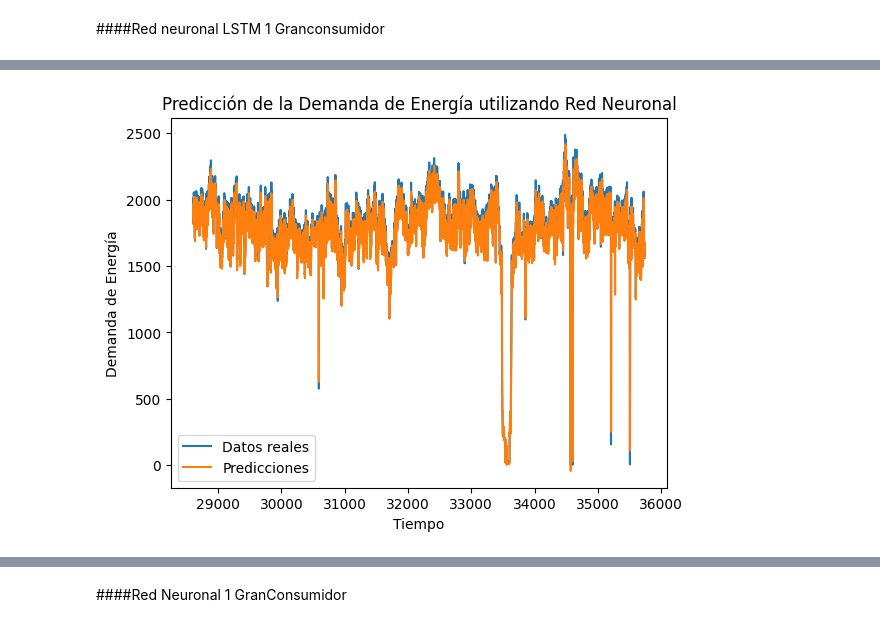
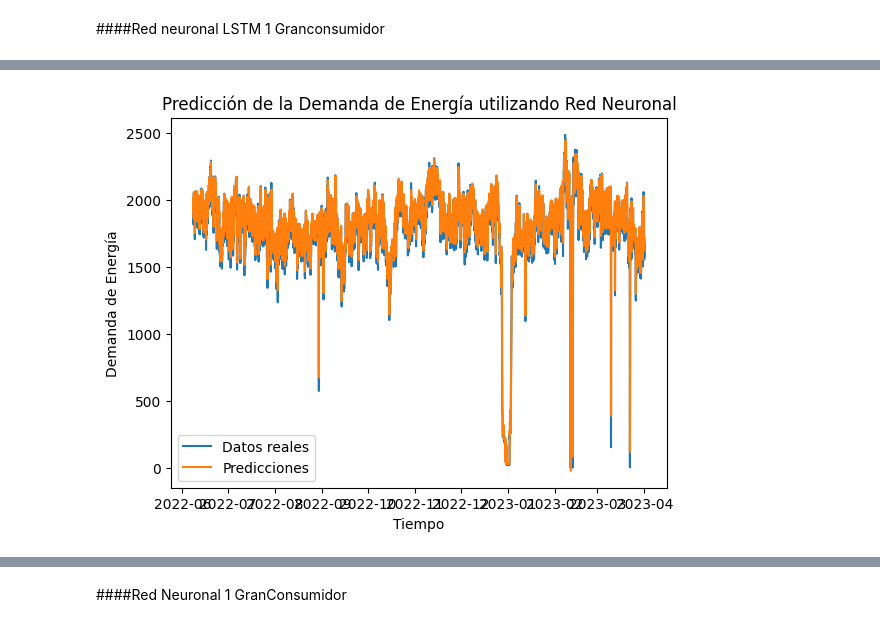
Before and after one commit to crisalex25/TFM_HydroMLGenerationOptimization, a Jupyter notebook: TFM_v1_1.ipynb, the cells around one changed output, grey strips where cells are left out. Cells and saved outputs as stored; diff of their text form; code cells hidden in the pictures.

```diff
--- a/TFM_v1_1.ipynb
+++ b/TFM_v1_1.ipynb
@@ -433,18 +451,20 @@ Epoch 9/20
 # %%
+dfGC.set_index('Fecha_Hora', inplace=True)
+
 # Obtener las fechas correspondientes al conjunto de prueba
 sequence_length=24
 fechas_test = dfGC.index[train_size + sequence_length:]
 
 # Visualizar los resultados
 plt.plot(fechas_test, y_test_denormalized, label='Datos reales')
 plt.plot(fechas_test, y_pred_denormalized, label='Predicciones')
 plt.xlabel('Tiempo')
 plt.ylabel('Demanda de Energía')
 plt.title('Predicción de la Demanda de Energía utilizando Red Neuronal')
 plt.legend()
 plt.show()
 # %% [output]
-[figure, old version]
+[figure, new version]
 # %%
 from sklearn.metrics import mean_absolute_error, mean_squared_error, r2_score
 
```
Also changed, not shown: parts of 13 cells of this notebook.
